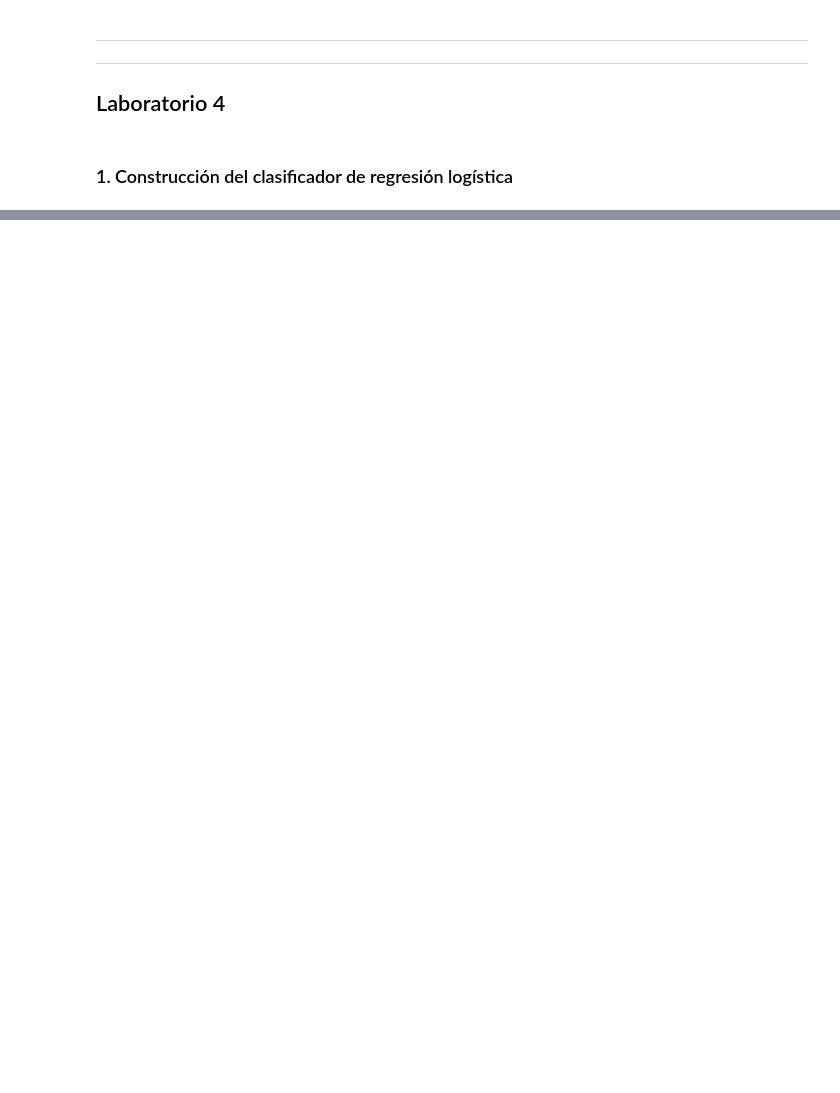
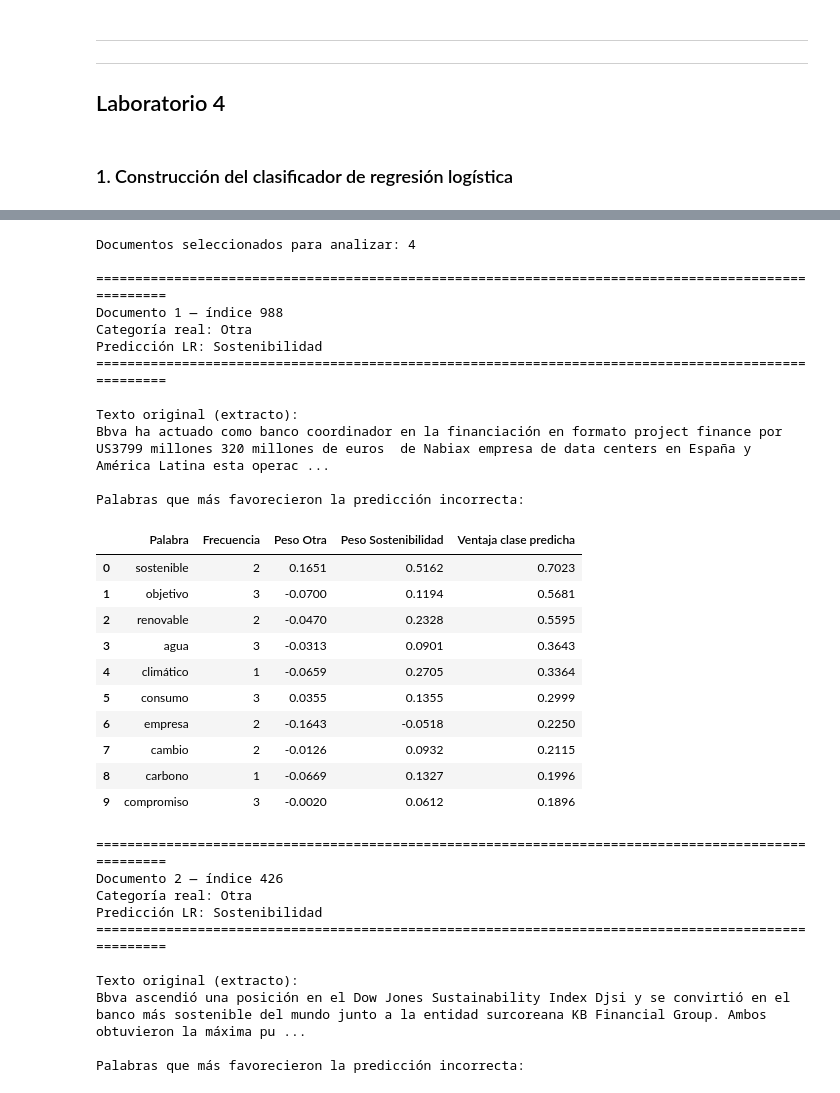
Before and after one commit to Antonio-3108/Natural-Language-Processing, a Jupyter notebook: Laboratorio 4/lab4.ipynb, the cells around one changed output, grey strips where cells are left out. Cells and saved outputs as stored; diff of their text form; code cells hidden in the pictures; blank space fills up the shorter version.

```diff
--- a/Laboratorio 4/lab4.ipynb
+++ b/Laboratorio 4/lab4.ipynb
@@ -1547,0 +1636,72 @@ cm_test_bow, cm_test_tfidf = graficar_matrices_confusion(
+# %%
+mask_errores_lr = (
+    ((y_test == cat_a) & (y_pred_lr_analisis == cat_b)) |
+    ((y_test == cat_b) & (y_pred_lr_analisis == cat_a))
+)
+
+indices_errores_lr = y_test[mask_errores_lr].index[:5]
+
+print(f"Documentos seleccionados para analizar: {len(indices_errores_lr)}")
+
+
+for numero, idx in enumerate(indices_errores_lr, 1):
+
+    categoria_real = y_test.loc[idx]
+    categoria_predicha = y_pred_lr_analisis[
+        list(y_test.index).index(idx)
+    ]
+
+    texto_norm = X_test.loc[idx]
+
+    print("\n" + "=" * 100)
+    print(f"Documento {numero} — índice {idx}")
+    print(f"Categoría real: {categoria_real}")
+    print(f"Predicción LR: {categoria_predicha}")
+    print("=" * 100)
+
+    print(f"\nTexto original (extracto):\n{df.loc[idx, TEXT_COL][:500]}...")
+
+    print("\nPalabras que más favorecieron la predicción incorrecta:")
+
+    display(
+        palabras_error_lr(
+            texto_norm,
+            categoria_real,
+            categoria_predicha,
+            top_n=10
+        ).round(4)
+    )
+# %% [output]
+Documentos seleccionados para analizar: 4
+
+====================================================================================================
+Documento 1 — índice 988
+Categoría real: Otra
+Predicción LR: Sostenibilidad
+====================================================================================================
+
+Texto original (extracto):
+Bbva ha actuado como banco coordinador en la financiación en formato project finance por US3799 millones 320 millones de euros  de Nabiax empresa de data centers en España y América Latina esta operac ...
+
+Palabras que más favorecieron la predicción incorrecta:
+|  | Palabra | Frecuencia | Peso Otra | Peso Sostenibilidad | Ventaja clase predicha |
+| 0 | sostenible | 2 | 0.1651 | 0.5162 | 0.7023 |
+| 1 | objetivo | 3 | -0.0700 | 0.1194 | 0.5681 |
+| 2 | renovable | 2 | -0.0470 | 0.2328 | 0.5595 |
+| 3 | agua | 3 | -0.0313 | 0.0901 | 0.3643 |
+| 4 | climático | 1 | -0.0659 | 0.2705 | 0.3364 |
+| 5 | consumo | 3 | 0.0355 | 0.1355 | 0.2999 |
+| 6 | empresa | 2 | -0.1643 | -0.0518 | 0.2250 |
+| 7 | cambio | 2 | -0.0126 | 0.0932 | 0.2115 |
+| 8 | carbono | 1 | -0.0669 | 0.1327 | 0.1996 |
+| 9 | compromiso | 3 | -0.0020 | 0.0612 | 0.1896 |
+====================================================================================================
+Documento 2 — índice 426
+Categoría real: Otra
+Predicción LR: Sostenibilidad
+====================================================================================================
+
+Texto original (extracto):
+Bbva ascendió una posición en el Dow Jones Sustainability Index Djsi y se convirtió en el banco más sostenible del mundo junto a la entidad surcoreana KB Financial Group. Ambos obtuvieron la máxima pu ...
+
+Palabras que más favorecieron la predicción incorrecta:
```
Also changed, not shown: parts of 77 cells of this notebook.
